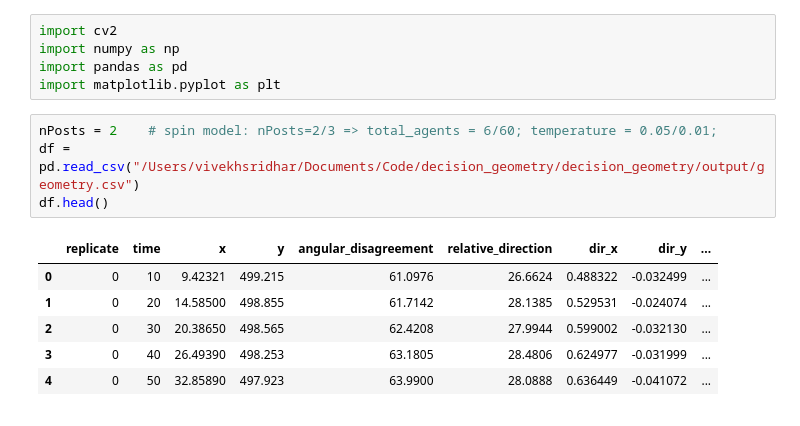
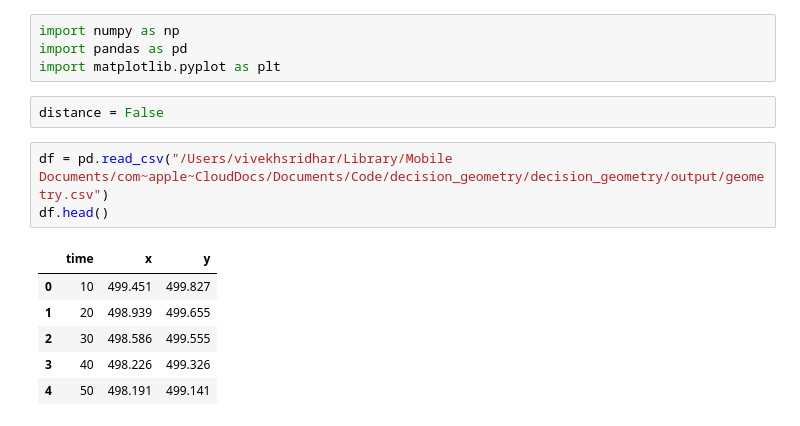
Before and after one commit to vivekhsridhar/decision_geometry, a Jupyter notebook: decision_geometry/output/bifurcation_plots.ipynb, the cells around one changed output. Saved outputs shown, nothing was run; the diff lists cells and outputs as text.

```diff
--- a/decision_geometry/output/bifurcation_plots.ipynb
+++ b/decision_geometry/output/bifurcation_plots.ipynb
@@ -1,16 +1,16 @@
 # %%
-import cv2
 import numpy as np
 import pandas as pd
 import matplotlib.pyplot as plt
+# %%
+distance = False
 # %%
-nPosts = 2    # spin model: nPosts=2/3 => total_agents = 6/60; temperature = 0.05/0.01;
-df = pd.read_csv("/Users/vivekhsridhar/Documents/Code/decision_geometry/decision_geometry/output/geometry.csv")
+df = pd.read_csv("/Users/vivekhsridhar/Library/Mobile Documents/com~apple~CloudDocs/Documents/Code/decision_geometry/decision_geometry/output/geometry.csv")
 df.head()
 # %% [output]
-|  | replicate | time | x | y | angular_disagreement | relative_direction | dir_x | dir_y | ... |
-| 0 | 0 | 10 | 9.42321 | 499.215 | 61.0976 | 26.6624 | 0.488322 | -0.032499 | ... |
-| 1 | 0 | 20 | 14.58500 | 498.855 | 61.7142 | 28.1385 | 0.529531 | -0.024074 | ... |
-| 2 | 0 | 30 | 20.38650 | 498.565 | 62.4208 | 27.9944 | 0.599002 | -0.032130 | ... |
-| 3 | 0 | 40 | 26.49390 | 498.253 | 63.1805 | 28.4806 | 0.624977 | -0.031999 | ... |
-| 4 | 0 | 50 | 32.85890 | 497.923 | 63.9900 | 28.0888 | 0.636449 | -0.041072 | ... |
+|  | time | x | y |
+| 0 | 10 | 499.451 | 499.827 |
+| 1 | 20 | 498.939 | 499.655 |
+| 2 | 30 | 498.586 | 499.555 |
+| 3 | 40 | 498.226 | 499.326 |
+| 4 | 50 | 498.191 | 499.141 |
```
Also changed, not shown: parts of 17 cells of this notebook, 4 other files.
